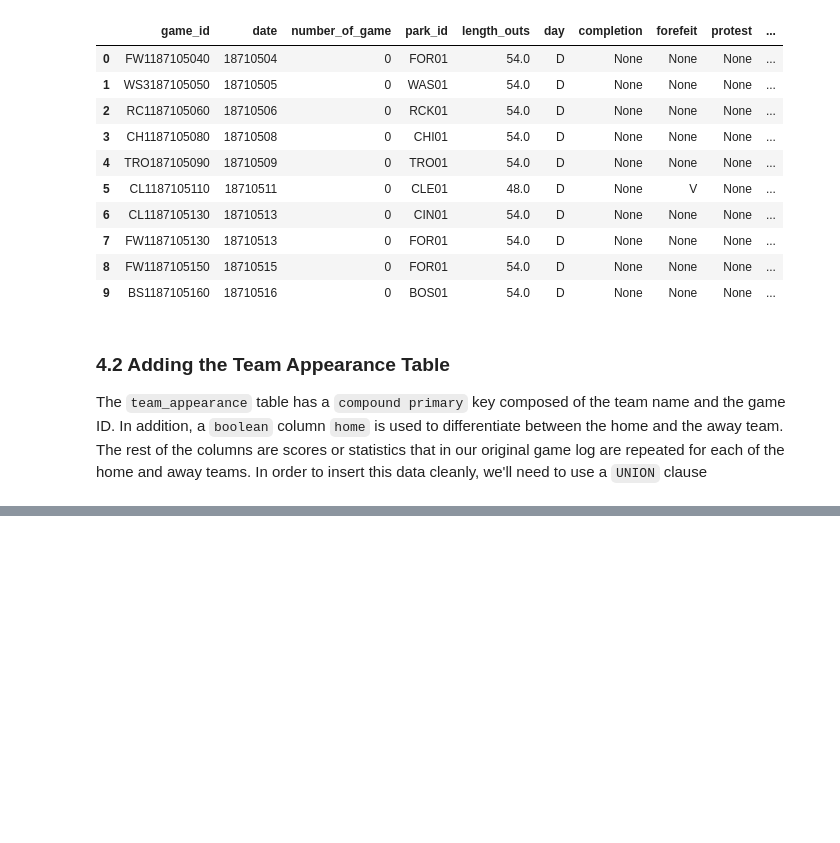
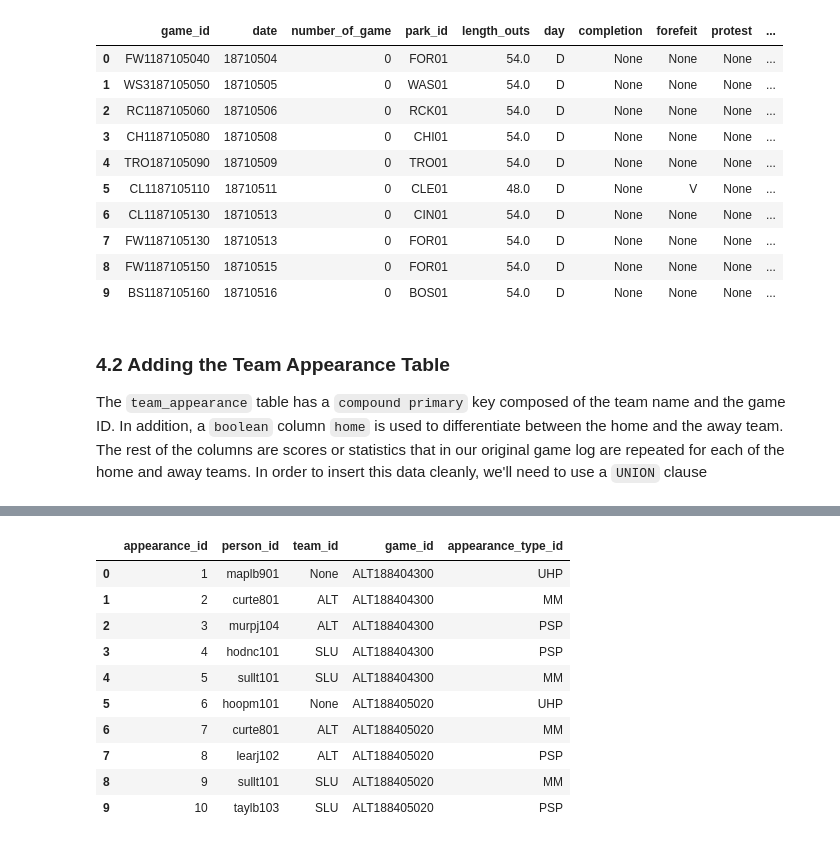
Before and after one commit to Rezwal/portfolio, a Jupyter notebook: Designing and Creating a Database.ipynb, the cells around one changed output, grey strips where cells are left out. Saved outputs shown, nothing was run; the diff lists cells and outputs as text; code cells hidden in the pictures; blank space fills up the shorter version.

```diff
--- a/Designing and Creating a Database.ipynb
+++ b/Designing and Creating a Database.ipynb
@@ -668,6 +669,46 @@ UNION
         "URF"
     FROM game_log
     WHERE rf_umpire_id IS NOT NULL
+
+UNION
+
+    SELECT
+        game_id,
+        NULL,
+        [1b_umpire_id],
+        "U1B"
+    FROM game_log
+    WHERE [1b_umpire_id] IS NOT NULL
+
+UNION
+
+    SELECT
+        game_id,
+        NULL,
+        [2b_umpire_id],
+        "U2B"
+    FROM game_log
+    WHERE [2b_umpire_id] IS NOT NULL
+
+UNION
+
+    SELECT
+        game_id,
+        NULL,
+        hp_umpire_id,
+        "UHP"
+    FROM game_log
+    WHERE hp_umpire_id IS NOT NULL
+
+UNION
+
+    SELECT
+        game_id,
+        NULL,
+        [3b_umpire_id],
+        "U3B"
+    FROM game_log
+    WHERE [3b_umpire_id] IS NOT NULL
 
 UNION
 
@@ -702,30 +743,78 @@ UNION
     FROM game_log
     WHERE winning_pitcher_id IS NOT NULL
 
 UNION
 
     SELECT
         game_id,
         CASE
             WHEN h_score < v_score THEN h_name
             ELSE v_name
             END,
         losing_pitcher_id,
         "ALP"
     FROM game_log
     WHERE losing_pitcher_id IS NOT NULL
 
 UNION
 
     SELECT
         game_id,
         CASE
             WHEN h_score > v_score THEN h_name
             ELSE v_name
             END,
         saving_pitcher_id,
         "ASP"
     FROM game_log
     WHERE saving_pitcher_id IS NOT NULL
 
+UNION
+
+    SELECT
+        game_id,
+        CASE
+            WHEN h_score > v_score THEN h_name
+            ELSE v_name
+            END,
+        winning_rbi_batter_id,
+        "AWB"
+    FROM game_log
+    WHERE winning_rbi_batter_id IS NOT NULL
+
+UNION
+
+    SELECT
+        game_id,
+        h_name,
+        h_starting_pitcher_id,
+        "PSP"
+    FROM game_log
+    WHERE h_starting_pitcher_id IS NOT NULL
+
+UNION
+
+    SELECT
+        game_id,
+        v_name,
+        v_starting_pitcher_id,
+        "PSP"
+    FROM game_log
+    WHERE v_starting_pitcher_id IN (SELECT person_id FROM person)
 '''
+run_command(q)
+
+q='SELECT * FROM person_appearance LIMIT 10'
+run_query(q)
+# %% [output]
+|  | appearance_id | person_id | team_id | game_id | appearance_type_id |
+| 0 | 1 | maplb901 | None | ALT188404300 | UHP |
+| 1 | 2 | curte801 | ALT | ALT188404300 | MM |
+| 2 | 3 | murpj104 | ALT | ALT188404300 | PSP |
+| 3 | 4 | hodnc101 | SLU | ALT188404300 | PSP |
+| 4 | 5 | sullt101 | SLU | ALT188404300 | MM |
+| 5 | 6 | hoopm101 | None | ALT188405020 | UHP |
+| 6 | 7 | curte801 | ALT | ALT188405020 | MM |
+| 7 | 8 | learj102 | ALT | ALT188405020 | PSP |
+| 8 | 9 | sullt101 | SLU | ALT188405020 | MM |
+| 9 | 10 | taylb103 | SLU | ALT188405020 | PSP |
```
Also changed, not shown: parts of 15 cells of this notebook.
